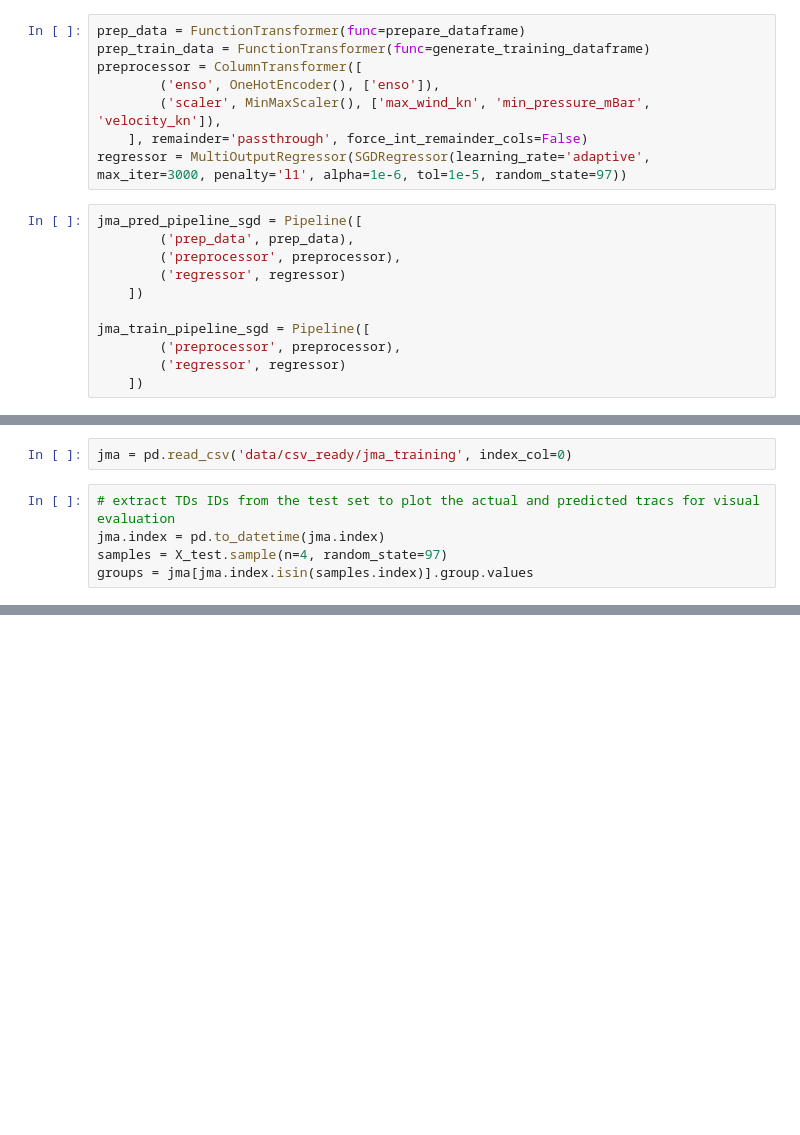
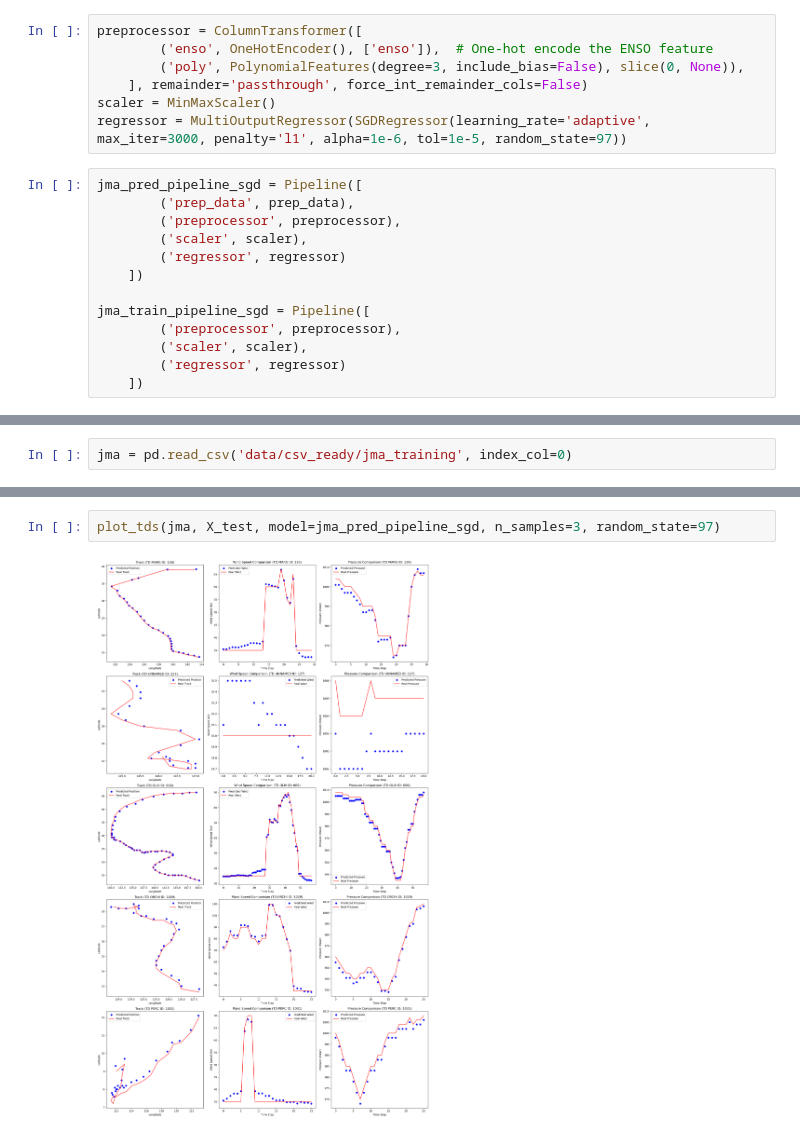
Before and after one commit to StanDobrev11/MachineLearning, a Jupyter notebook: Project/project.ipynb, the cells around one changed output, grey strips where cells are left out. Saved outputs shown, nothing was run; the diff lists cells and outputs as text; blank space fills up the shorter version.

```diff
--- a/Project/project.ipynb
+++ b/Project/project.ipynb
@@ -367,20 +393,21 @@ df = pd.read_csv('data/csv_ready/jma_training', index_col=0)
 # %%
-prep_data = FunctionTransformer(func=prepare_dataframe)
-prep_train_data = FunctionTransformer(func=generate_training_dataframe)
 preprocessor = ColumnTransformer([
-        ('enso', OneHotEncoder(), ['enso']),
-        ('scaler', MinMaxScaler(), ['max_wind_kn', 'min_pressure_mBar', 'velocity_kn']),
+        ('enso', OneHotEncoder(), ['enso']),  # One-hot encode the ENSO feature
+        ('poly', PolynomialFeatures(degree=3, include_bias=False), slice(0, None)),
     ], remainder='passthrough', force_int_remainder_cols=False)
+scaler = MinMaxScaler()
 regressor = MultiOutputRegressor(SGDRegressor(learning_rate='adaptive', max_iter=3000, penalty='l1', alpha=1e-6, tol=1e-5, random_state=97))
 # %%
 jma_pred_pipeline_sgd = Pipeline([
         ('prep_data', prep_data),
         ('preprocessor', preprocessor),
+        ('scaler', scaler),
         ('regressor', regressor)
     ])
 
 jma_train_pipeline_sgd = Pipeline([
         ('preprocessor', preprocessor),
+        ('scaler', scaler),
         ('regressor', regressor)
     ])
 # %%
@@ -422,8 +451,3 @@ X_test.head()
 | 1951-04-29 12:00:00 | -0.791639 | 0.598712 | 0.121869 | 35 | 1002 | 7.8 | -0.642788 | 7.660444e-01 | ... |
 # %%
 jma = pd.read_csv('data/csv_ready/jma_training', index_col=0)
-# %%
-# extract TDs IDs from the test set to plot the actual and predicted tracs for visual evaluation
-jma.index = pd.to_datetime(jma.index)
-samples = X_test.sample(n=4, random_state=97)
-groups = jma[jma.index.isin(samples.index)].group.values
@@ -481,0 +454,4 @@ plt.show()
+# %%
+plot_tds(jma, X_test, model=jma_pred_pipeline_sgd, n_samples=3, random_state=97)
+# %% [output]
+[figure, added]
```
Also changed, not shown: parts of 54 cells of this notebook, 5 other files.
